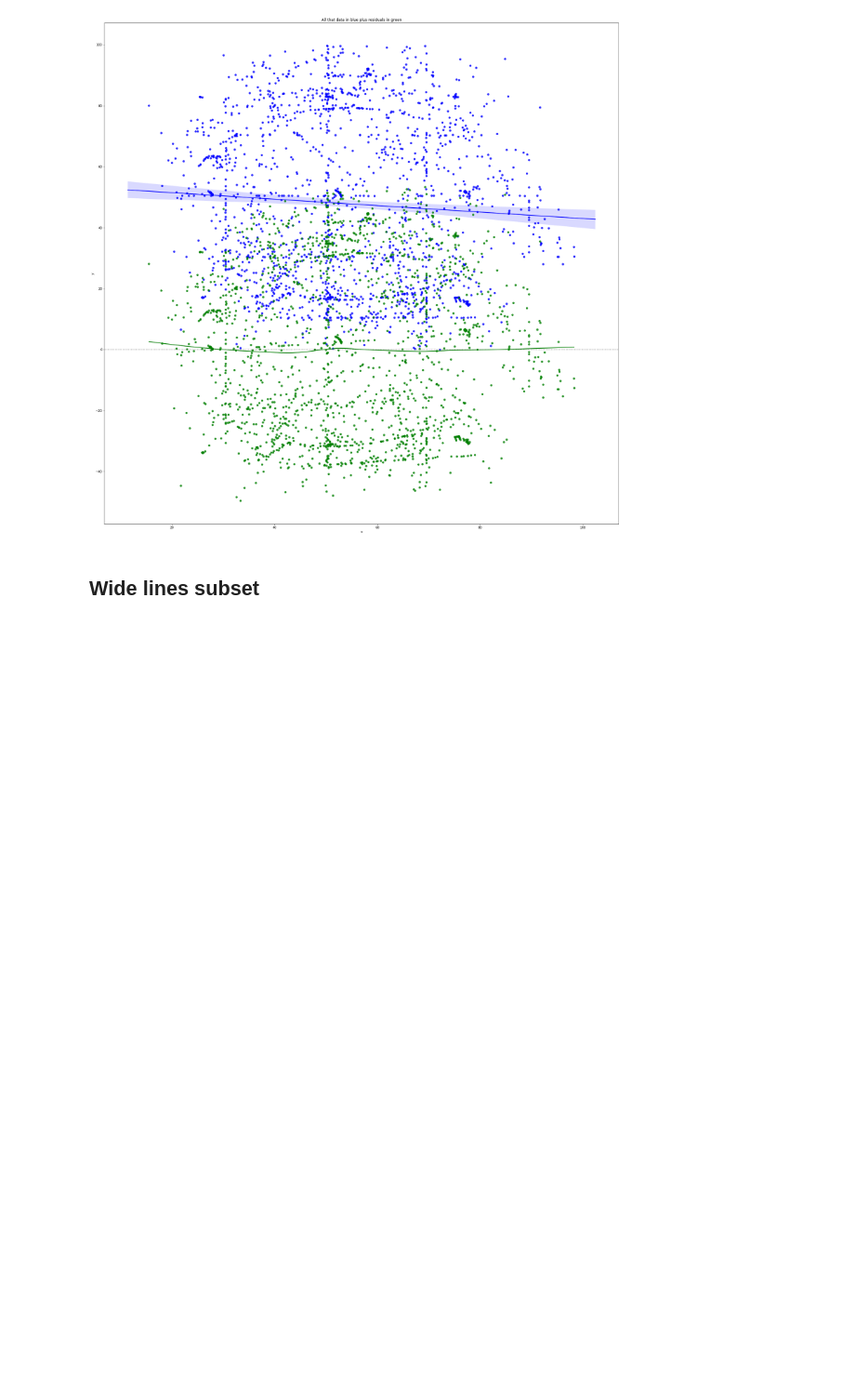
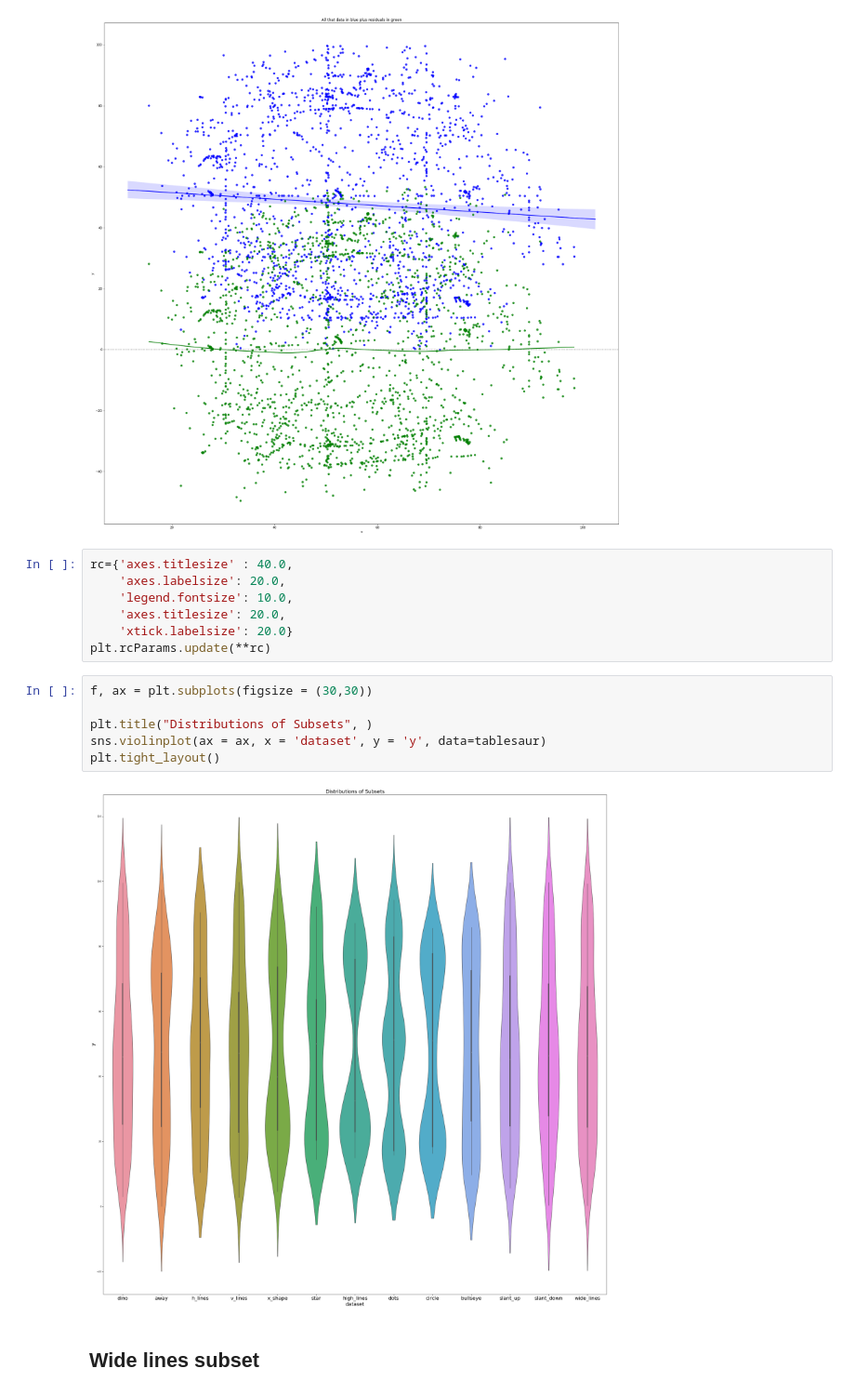
Before and after one commit to TSGreenwood/datasaurus_visual_explorations, a Jupyter notebook: datasaurus_dozen.ipynb, the cells around one changed output. Shown at 93% size. Drawn from its saved outputs; the diff is of its cells as text; blank space fills up the shorter version.

```diff
--- a/datasaurus_dozen.ipynb
+++ b/datasaurus_dozen.ipynb
@@ -87,6 +107,21 @@ sns.residplot('x', 'y', data = tablesaur, lowess=True, color = 'g')
 # %% [output]
 <matplotlib.axes._subplots.AxesSubplot at 0x...>
 [figure]
+# %%
+rc={'axes.titlesize' : 40.0,
+    'axes.labelsize': 20.0,
+    'legend.fontsize': 10.0,
+    'axes.titlesize': 20.0,
+    'xtick.labelsize': 20.0}
+plt.rcParams.update(**rc)
+# %%
+f, ax = plt.subplots(figsize = (30,30))
+
+plt.title("Distributions of Subsets", )
+sns.violinplot(ax = ax, x = 'dataset', y = 'y', data=tablesaur)
+plt.tight_layout()
+# %% [output]
+[figure, added]
 # %% [markdown]
 ## Wide lines subset
 # %%
```
Also changed, not shown: parts of 33 cells of this notebook.
